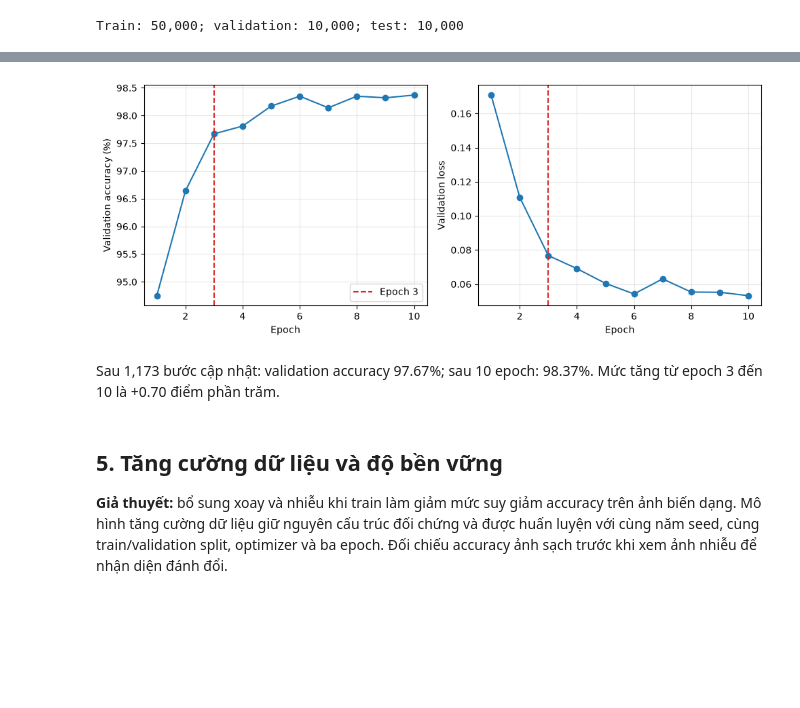
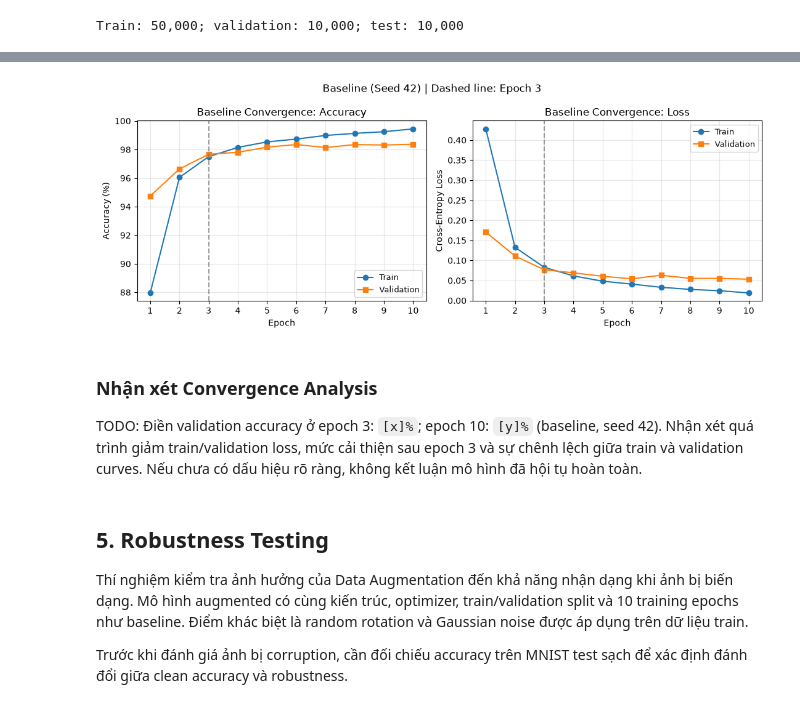
Before and after one commit to keiranoluv/HP2_MTH083, a Jupyter notebook: BaiTap1_NguyenDangThoiToan.ipynb, the cells around one changed output, grey strips where cells are left out. Drawn from its saved outputs; the diff is of its cells as text; code cells hidden in the pictures; blank space fills up the shorter version.

```diff
--- a/BaiTap1_NguyenDangThoiToan.ipynb
+++ b/BaiTap1_NguyenDangThoiToan.ipynb
@@ -256,20 +231,13 @@ def train_model(model, train_loader, epochs=EPOCHS):
     history = []
 
     for epoch in range(1, epochs + 1):
-        loss, accuracy, elapsed = train_one_epoch(
-            model, train_loader, optimizer, criterion
-        )
+        loss, accuracy, elapsed = train_one_epoch(model, train_loader, optimizer, criterion)
         validation = evaluate(model, val_loader)
-        history.append(
-            {
-                "epoch": epoch,
-                "train_loss": loss,
-                "train_accuracy": accuracy,
-                "val_loss": validation["loss"],
-                "val_accuracy": validation["accuracy"],
-                "train_seconds": elapsed,
-            }
-        )
+        history.append({
+            "epoch": epoch, "train_loss": loss, "train_accuracy": accuracy,
+            "val_loss": validation["loss"], "val_accuracy": validation["accuracy"],
+            "train_seconds": elapsed
+        })
 
     return pd.DataFrame(history)
 # %% [markdown]
@@ -438,38 +405,40 @@ display(convergence_history.round(4))
 # %%
-fig, axes = plt.subplots(1, 2, figsize=(10, 4))
-axes[0].plot(
-    convergence_history["epoch"],
-    100 * convergence_history["val_accuracy"],
-    marker="o",
-)
-axes[1].plot(convergence_history["epoch"], convergence_history["val_loss"], marker="o")
-for axis in axes:
-    axis.axvline(EPOCHS, color="tab:red", linestyle="--", label="Epoch 3")
-    axis.set_xlabel("Epoch")
-    axis.grid(alpha=0.3)
-axes[0].set_ylabel("Validation accuracy (%)")
-axes[1].set_ylabel("Validation loss")
-axes[0].legend()
+fig, axes = plt.subplots(1, 2, figsize=(11, 4.2))
+epochs = convergence_history["epoch"]
+
+metrics = [
+    ("accuracy", "Accuracy (%)", 100, "Baseline Convergence: Accuracy"),
+    ("loss", "Cross-Entropy Loss", 1, "Baseline Convergence: Loss"),
+]
+
+for ax, (metric, ylabel, scale, title) in zip(axes, metrics):
+    for stage, marker in [("train", "o"), ("val", "s")]:
+        ax.plot(
+            epochs, scale * convergence_history[f"{stage}_{metric}"],
+            marker=marker, label="Train" if stage == "train" else "Validation"
+        )
+
+    ax.set(title=title, xlabel="Epoch", ylabel=ylabel)
+    ax.axvline(EARLY_EPOCH, color="tab:gray", linestyle="--", alpha=0.75)
+    ax.set_xticks(range(1, EPOCHS + 1))
+    ax.grid(alpha=0.3)
+    ax.legend(fontsize=9)
+
+fig.suptitle(f"Baseline (Seed {convergence_seed}) | Dashed line: Epoch {EARLY_EPOCH}")
 plt.tight_layout()
 plt.show()
-
-acc_3 = 100 * convergence_history.loc[EPOCHS - 1, "val_accuracy"]
-acc_10 = 100 * convergence_history.loc[CONVERGENCE_EPOCHS - 1, "val_accuracy"]
-steps_3 = EPOCHS * math.ceil(len(train_indices) / BATCH_SIZE)
-display(
-    Markdown(
-        f"Sau {steps_3:,} bước cập nhật: validation accuracy {acc_3:.2f}%; "
-        f"sau {CONVERGENCE_EPOCHS} epoch: {acc_10:.2f}%. "
-        f"Mức tăng từ epoch 3 đến 10 là {acc_10 - acc_3:+.2f} điểm phần trăm."
-    )
-)
 # %% [output]
-[figure, old version]
+[figure, new version]
-Sau 1,173 bước cập nhật: validation accuracy 97.67%; sau 10 epoch: 98.37%. Mức tăng từ epoch 3 đến 10 là +0.70 điểm phần trăm.
+# %% [markdown]
+### Nhận xét Convergence Analysis
+
+TODO: Điền validation accuracy ở epoch 3: `[x]%`; epoch 10: `[y]%` (baseline, seed 42). Nhận xét quá trình giảm train/validation loss, mức cải thiện sau epoch 3 và sự chênh lệch giữa train và validation curves. Nếu chưa có dấu hiệu rõ ràng, không kết luận mô hình đã hội tụ hoàn toàn.
 # %% [markdown]
-## 5. Tăng cường dữ liệu và độ bền vững
+## 5. Robustness Testing
 
-**Giả thuyết:** bổ sung xoay và nhiễu khi train làm giảm mức suy giảm accuracy trên ảnh biến dạng. Mô hình tăng cường dữ liệu giữ nguyên cấu trúc đối chứng và được huấn luyện với cùng năm seed, cùng train/validation split, optimizer và ba epoch. Đối chiếu accuracy ảnh sạch trước khi xem ảnh nhiễu để nhận diện đánh đổi.
+Thí nghiệm kiểm tra ảnh hưởng của Data Augmentation đến khả năng nhận dạng khi ảnh bị biến dạng. Mô hình augmented có cùng kiến trúc, optimizer, train/validation split và 10 training epochs như baseline. Điểm khác biệt là random rotation và Gaussian noise được áp dụng trên dữ liệu train.
+
+Trước khi đánh giá ảnh bị corruption, cần đối chiếu accuracy trên MNIST test sạch để xác định đánh đổi giữa clean accuracy và robustness.
 # %%
 clean_accuracy = {
     (row.model, row.seed): row.test_accuracy_pct / 100
```
Also changed, not shown: parts of 61 cells of this notebook.
